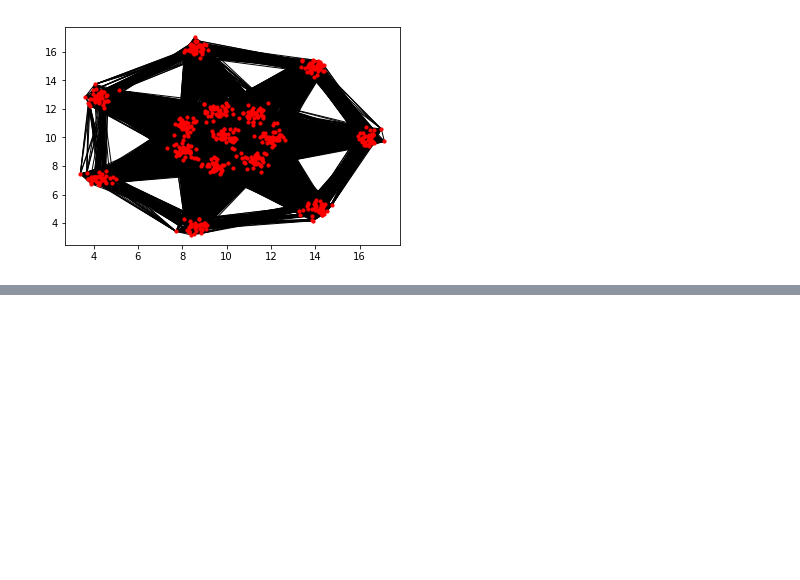
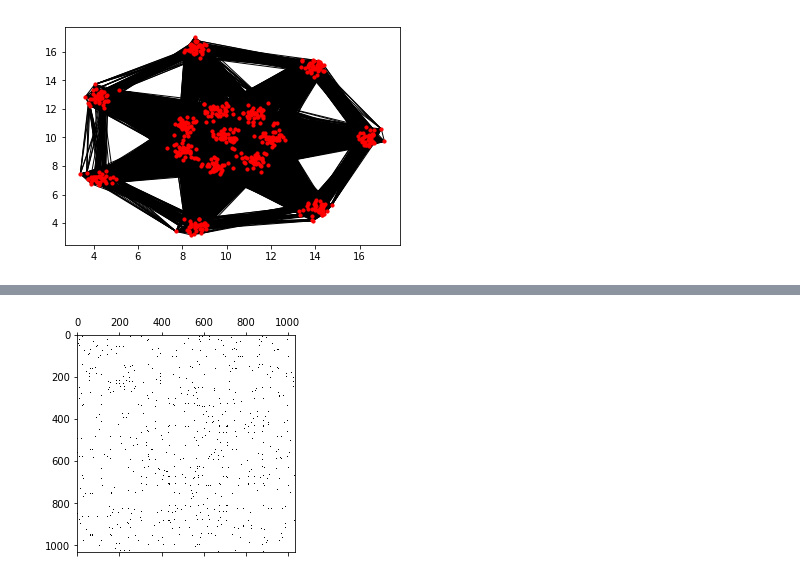
Before and after one commit to barbafrank/LCP_projects_Y2, a Jupyter notebook: Clustering4.ipynb, the cells around one changed output, grey strips where cells are left out. Cells and saved outputs as stored; diff of their text form; code cells hidden in the pictures; blank space fills up the shorter version.

```diff
--- a/Clustering4.ipynb
+++ b/Clustering4.ipynb
@@ -134,0 +149,15 @@ cluster(L, A_mat, pos=positions, node_size=20, draw_edges=False)
+# %%
+# generate the L matrix
+L = localPageRank(A, c=0.85, epsilon=1e-8, return_only_neighbours=True)
+# sort the edgelist by in-degree, in decreasing order
+inDeg, _ = getInOutDegree(L)
+idxs = np.argsort(inDeg)
+L = reorderEdgelist(L, list(idxs)[::-1])
+# then transpose it
+L = transposeEdgelist(L)
+L_mat = list2matrix(L)
+plt.figure()
+plt.spy(L_mat)
+plt.show()
+# %% [output]
+[figure, added]
```
Also changed, not shown: parts of 6 cells of this notebook.
